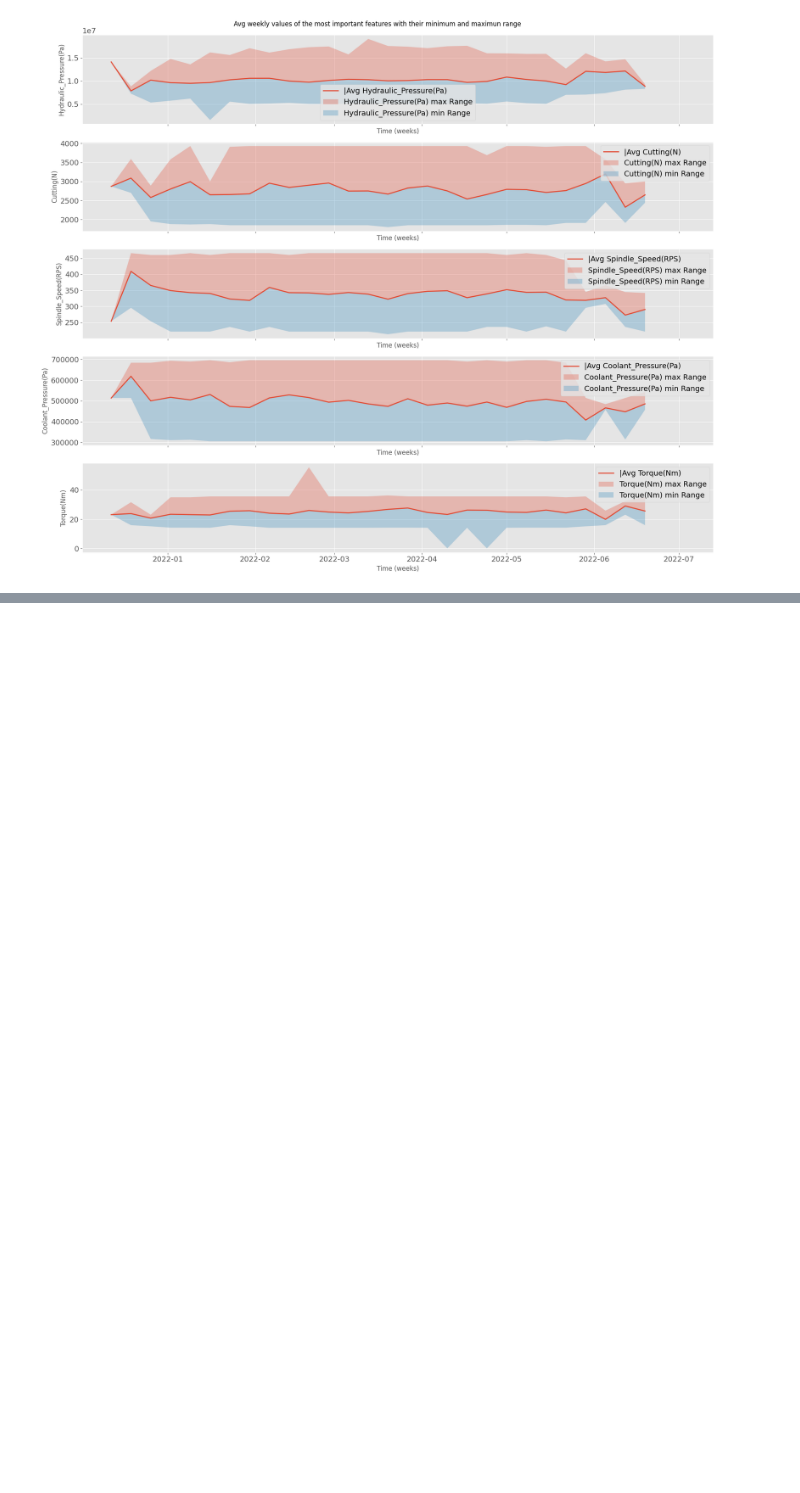
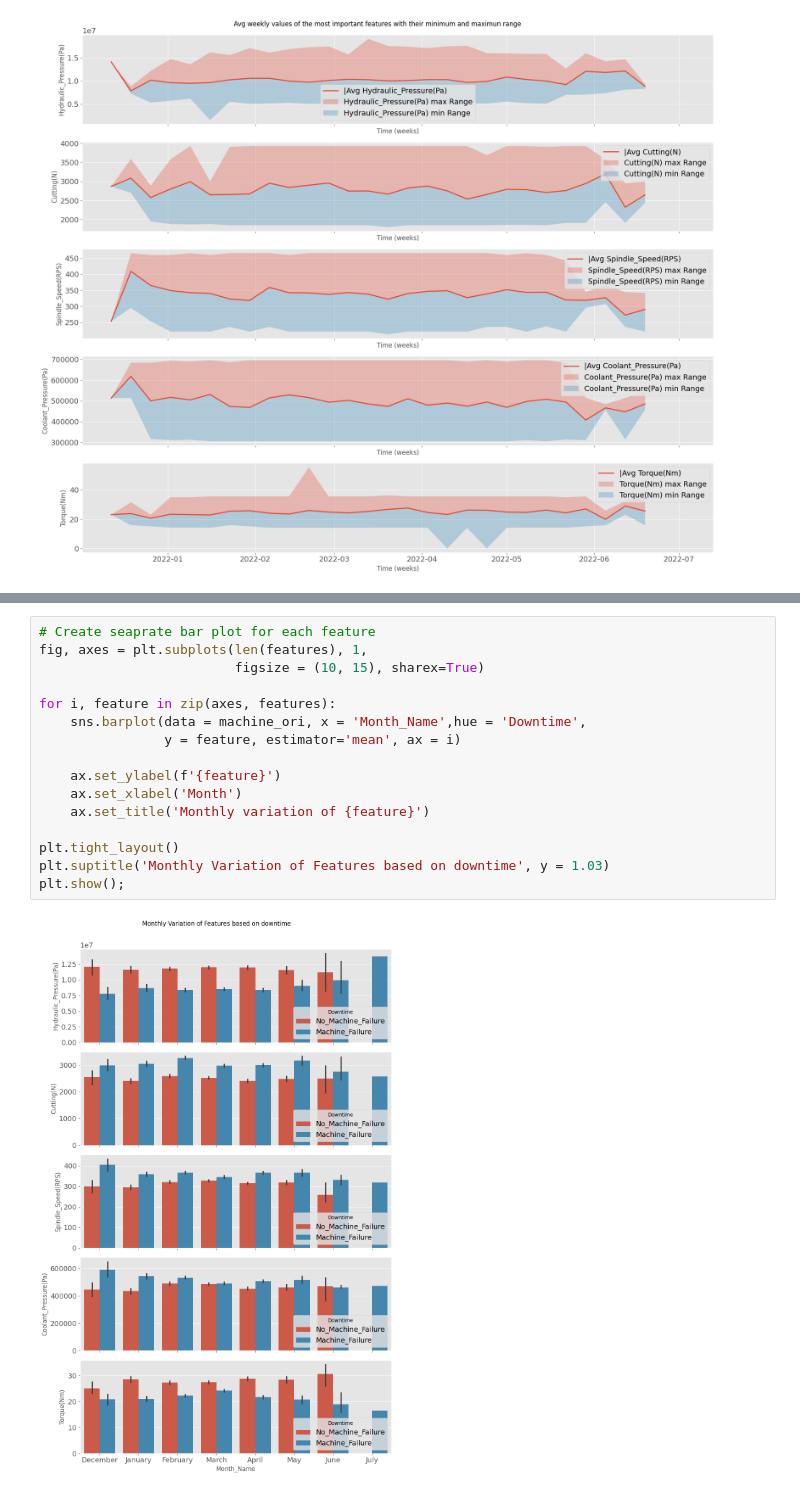
Before and after one commit to SirTee12/Machine-Downtime-Prediction, a Jupyter notebook: notebook/EEDA_Machine_Downtime.ipynb, the cells around one changed output, grey strips where cells are left out. Saved outputs shown, nothing was run; the diff lists cells and outputs as text; blank space fills up the shorter version.

Commit message:
modify the bar plot to show variation with Downtime

```diff
--- a/notebook/EEDA_Machine_Downtime.ipynb
+++ b/notebook/EEDA_Machine_Downtime.ipynb
@@ -506,0 +539,18 @@ for i, feature in enumerate(features):
+# %%
+# Create seaprate bar plot for each feature
+fig, axes = plt.subplots(len(features), 1,
+                         figsize = (10, 15), sharex=True)
+
+for i, feature in zip(axes, features):
+    sns.barplot(data = machine_ori, x = 'Month_Name',hue = 'Downtime',
+                y = feature, estimator='mean', ax = i)
+
+    ax.set_ylabel(f'{feature}')
+    ax.set_xlabel('Month')
+    ax.set_title('Monthly variation of {feature}')
+
+plt.tight_layout()
+plt.suptitle('Monthly Variation of Features based on downtime', y = 1.03)
+plt.show();
+# %% [output]
+[figure, added]
```
Also changed, not shown: parts of 1 cell of this notebook.
